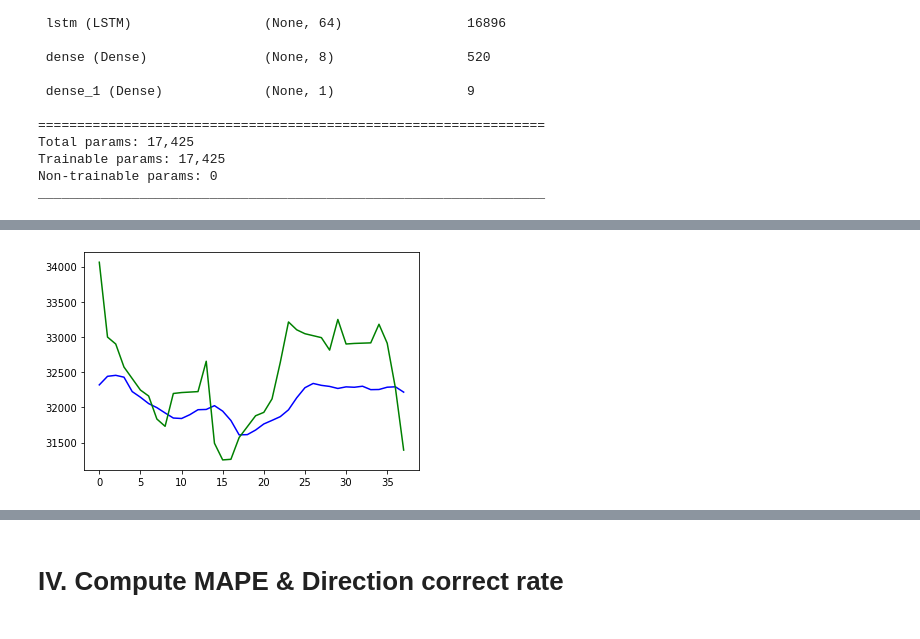
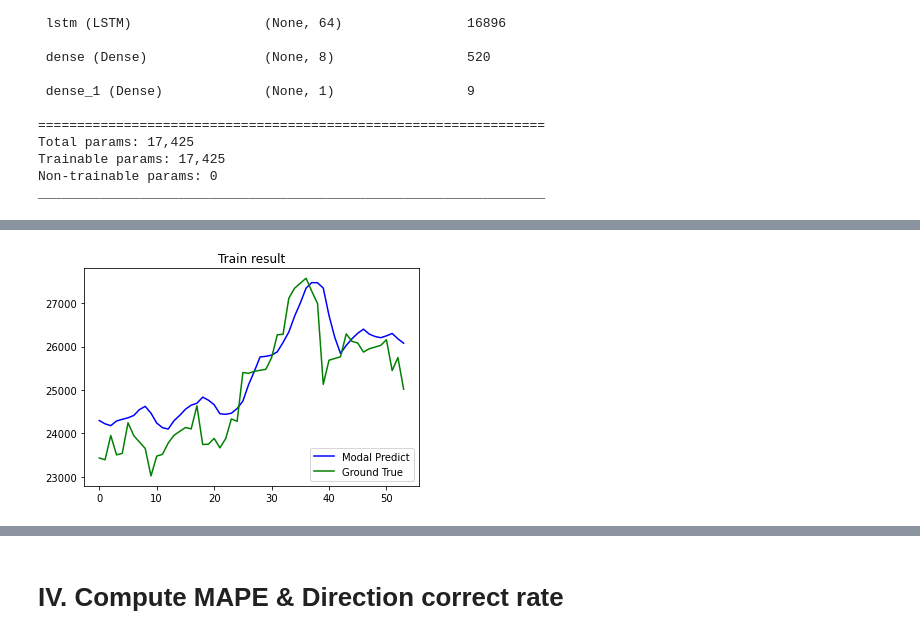
Before and after one commit to la83la/about_emotion, a Jupyter notebook: 4_OF_LSTM.ipynb, the cells around one changed output, grey strips where cells are left out. Cells and saved outputs as stored; diff of their text form; code cells hidden in the pictures.

```diff
--- a/4_OF_LSTM.ipynb
+++ b/4_OF_LSTM.ipynb
@@ -56,3 +79,5 @@ Time period (in this project):
+# %%
+threshold = 54
 # %% [markdown]
 Part 1 : 只提供過去三天收盤價資訊
 
@@ -70,7 +116,6 @@ tmp.plot()
 # %%
+tmp = combine_df['Close']
 tmp = tmp.to_numpy().reshape(-1, 1)
-
-from sklearn.preprocessing import MinMaxScaler
 scaler = MinMaxScaler()
 temp = scaler.fit_transform(tmp)
 temp.shape
@@ -95,5 +140,5 @@ X1.shape, y1.shape # NUMBER of data, WINDOW_size, number of feature
 # %%
-X_train1, y_train1 = X1[:38], y1[:38]
-X_test1, y_test1 = X1[41:], y1[41:]
+X_train1, y_train1 = X1[:threshold], y1[:threshold]
+X_test1, y_test1 = X1[threshold:], y1[threshold:]
 X_train1.shape, y_train1.shape, X_test1.shape, y_test1.shape
 # %% [output]
@@ -157,4 +195,11 @@ Epoch 10/10
 <keras.callbacks.History at 0x...>
+# %%
+def plot_modal_res(df, tp):
+    plt.title(f"{tp} result")
+    plt.plot(df[f'{tp} Predictions'], c='b')
+    plt.plot(df['Actuals'], c='g')
+    plt.legend(["Modal Predict", "Ground True"], loc ="lower right")
+    plt.show()
 # %%
 # train result
 train_predictions = model1.predict(X_train1).flatten()
@@ -167,6 +212,5 @@ train_results1 = pd.DataFrame(data={
     'Train Predictions':pred,
     'Actuals':act})
 
-plt.plot(train_results1['Train Predictions'], c='b')
-plt.plot(train_results1['Actuals'], c='g')
+plot_modal_res(train_results1, 'Train')
 # %% [output]
@@ -174,4 +218,4 @@ plt.plot(train_results1['Actuals'], c='g')
-[figure, old version]
+[figure, new version]
 # %%
 # Test result
 test_predictions = model1.predict(X_test1).flatten()
```
Also changed, not shown: parts of 46 cells of this notebook, 2 other files.
